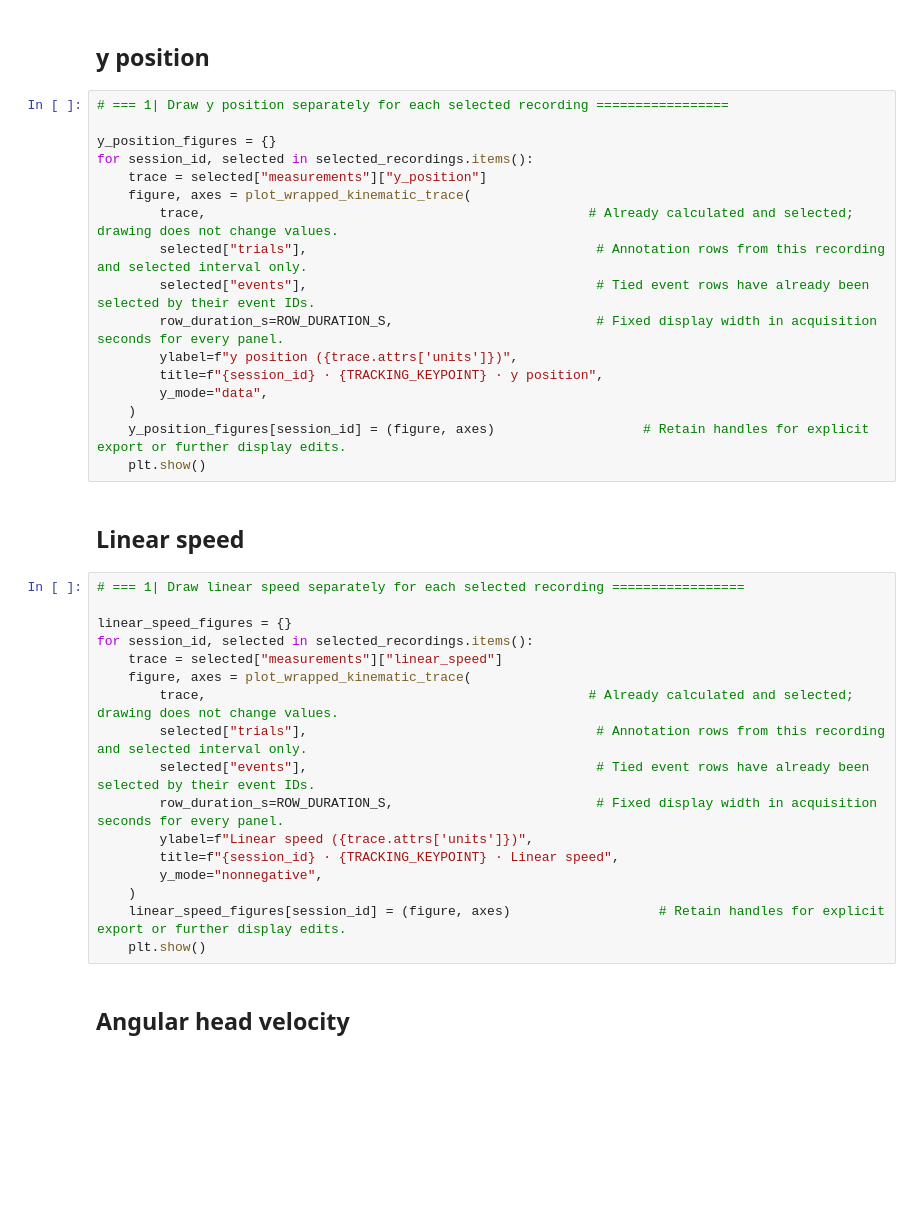
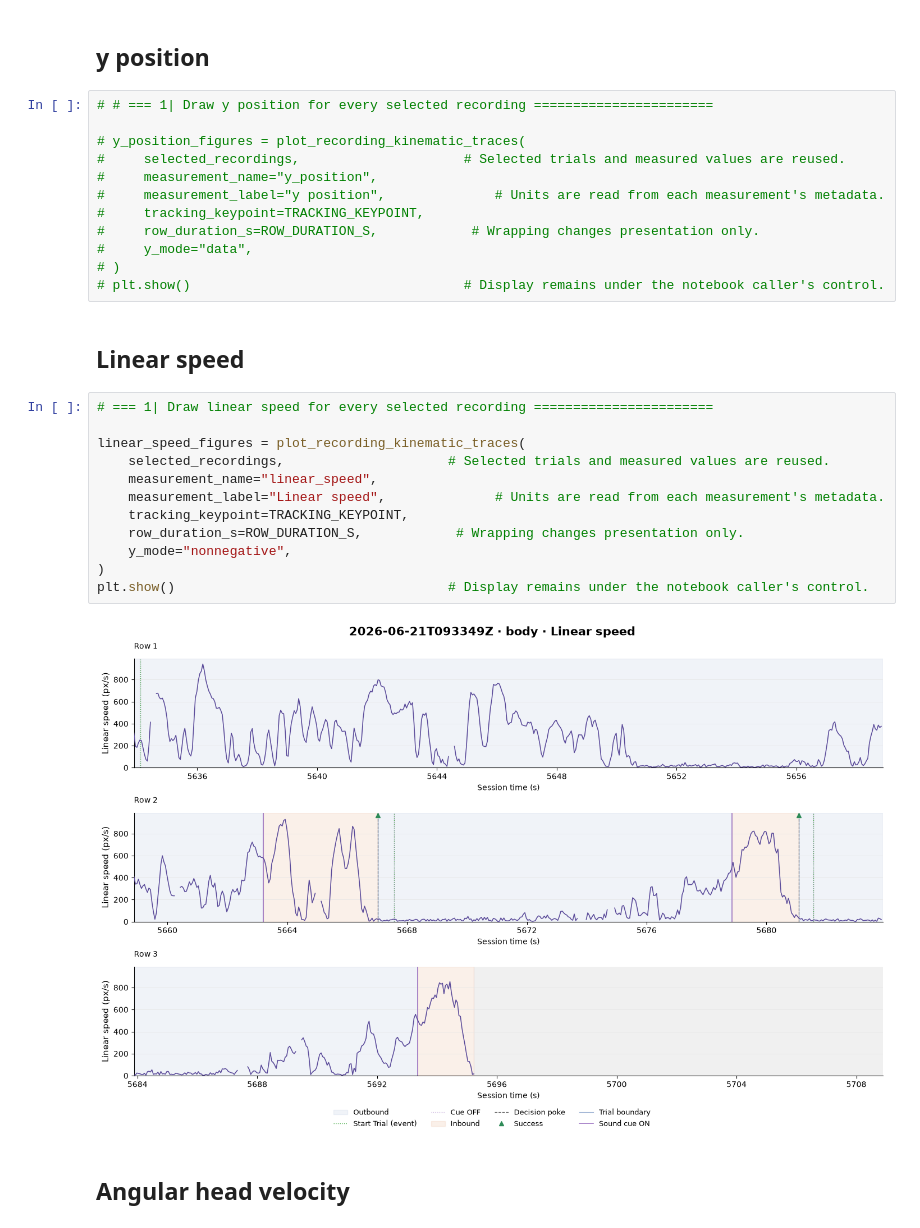
Before and after one commit to Keshavarzi-lab/data-conduit, a Jupyter notebook: src/movement_figures/Figures/Kinematics/kinematics.ipynb, the cells around one changed output. Cells and saved outputs as stored; diff of their text form; blank space fills up the shorter version.

```diff
--- a/src/movement_figures/Figures/Kinematics/kinematics.ipynb
+++ b/src/movement_figures/Figures/Kinematics/kinematics.ipynb
@@ -508,41 +629,33 @@ for session_id, selected in selected_recordings.items():
 # %% [markdown]
 ## y position
 # %%
-# === 1| Draw y position separately for each selected recording =================
+# # === 1| Draw y position for every selected recording =======================
 
-y_position_figures = {}
-for session_id, selected in selected_recordings.items():
-    trace = selected["measurements"]["y_position"]
-    figure, axes = plot_wrapped_kinematic_trace(
-        trace,                                                 # Already calculated and selected; drawing does not change values.
-        selected["trials"],                                     # Annotation rows from this recording and selected interval only.
-        selected["events"],                                     # Tied event rows have already been selected by their event IDs.
-        row_duration_s=ROW_DURATION_S,                          # Fixed display width in acquisition seconds for every panel.
-        ylabel=f"y position ({trace.attrs['units']})",
-        title=f"{session_id} · {TRACKING_KEYPOINT} · y position",
-        y_mode="data",
-    )
-    y_position_figures[session_id] = (figure, axes)                   # Retain handles for explicit export or further display edits.
-    plt.show()
+# y_position_figures = plot_recording_kinematic_traces(
+#     selected_recordings,                     # Selected trials and measured values are reused.
+#     measurement_name="y_position",
+#     measurement_label="y position",              # Units are read from each measurement's metadata.
+#     tracking_keypoint=TRACKING_KEYPOINT,
+#     row_duration_s=ROW_DURATION_S,            # Wrapping changes presentation only.
+#     y_mode="data",
+# )
+# plt.show()                                   # Display remains under the notebook caller's control.
 # %% [markdown]
 ## Linear speed
 # %%
-# === 1| Draw linear speed separately for each selected recording =================
+# === 1| Draw linear speed for every selected recording =======================
 
-linear_speed_figures = {}
-for session_id, selected in selected_recordings.items():
-    trace = selected["measurements"]["linear_speed"]
-    figure, axes = plot_wrapped_kinematic_trace(
-        trace,                                                 # Already calculated and selected; drawing does not change values.
-        selected["trials"],                                     # Annotation rows from this recording and selected interval only.
-        selected["events"],                                     # Tied event rows have already been selected by their event IDs.
-        row_duration_s=ROW_DURATION_S,                          # Fixed display width in acquisition seconds for every panel.
-        ylabel=f"Linear speed ({trace.attrs['units']})",
-        title=f"{session_id} · {TRACKING_KEYPOINT} · Linear speed",
-        y_mode="nonnegative",
-    )
-    linear_speed_figures[session_id] = (figure, axes)                   # Retain handles for explicit export or further display edits.
-    plt.show()
+linear_speed_figures = plot_recording_kinematic_traces(
+    selected_recordings,                     # Selected trials and measured values are reused.
+    measurement_name="linear_speed",
+    measurement_label="Linear speed",              # Units are read from each measurement's metadata.
+    tracking_keypoint=TRACKING_KEYPOINT,
+    row_duration_s=ROW_DURATION_S,            # Wrapping changes presentation only.
+    y_mode="nonnegative",
+)
+plt.show()                                   # Display remains under the notebook caller's control.
+# %% [output]
+[figure, added]
 # %% [markdown]
 ## Angular head velocity
 # %%
```
Also changed, not shown: parts of 8 cells of this notebook, 30 other files.
